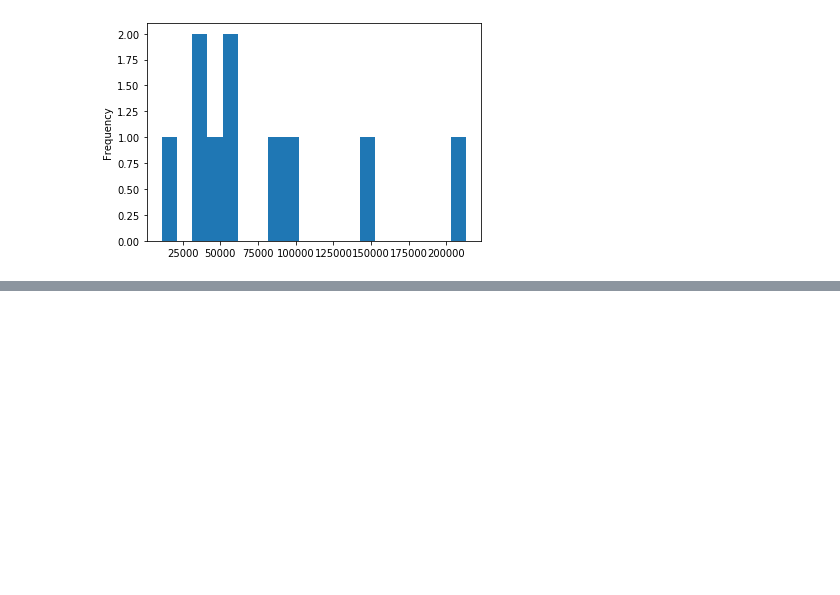
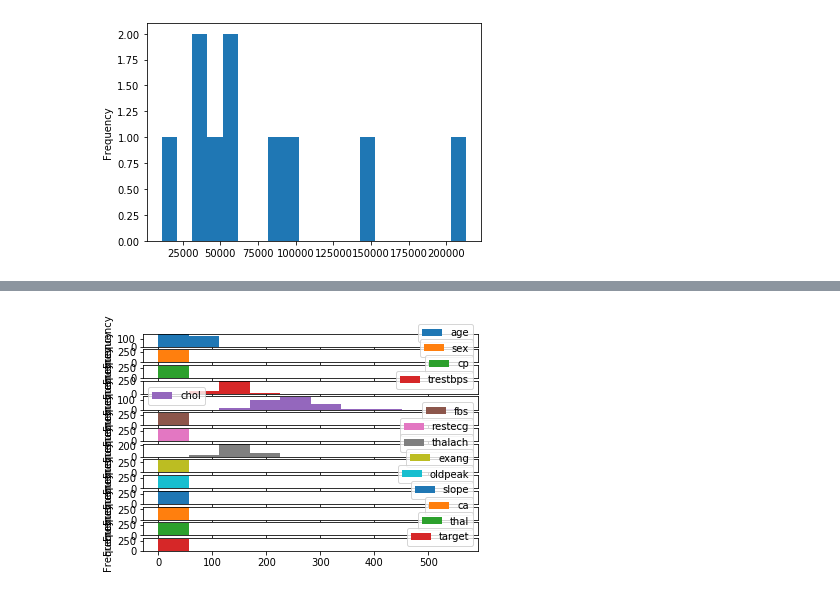
Before and after one commit to negreteo/conda_sample_project, a Jupyter notebook: introduction-to-matplotlib.ipynb, the cells around one changed output, grey strips where cells are left out. Cells and saved outputs as stored; diff of their text form; code cells hidden in the pictures; blank space fills up the shorter version.

```diff
--- a/introduction-to-matplotlib.ipynb
+++ b/introduction-to-matplotlib.ipynb
@@ -309,0 +326,5 @@ car_sales["Odometer (KM)"].plot.hist(bins=20);
+# %%
+# Subplots
+heart_disease.plot.hist(figsizsubplots=True);
+# %% [output]
+[figure, added]
```
Also changed, not shown: parts of 2 cells of this notebook.
